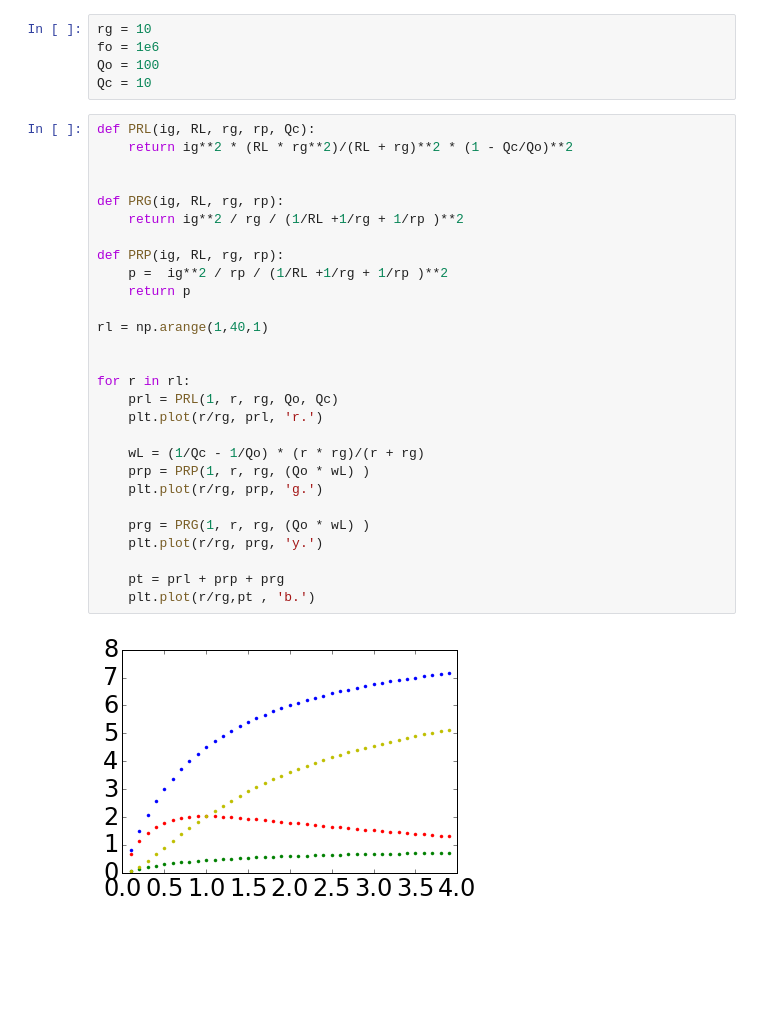
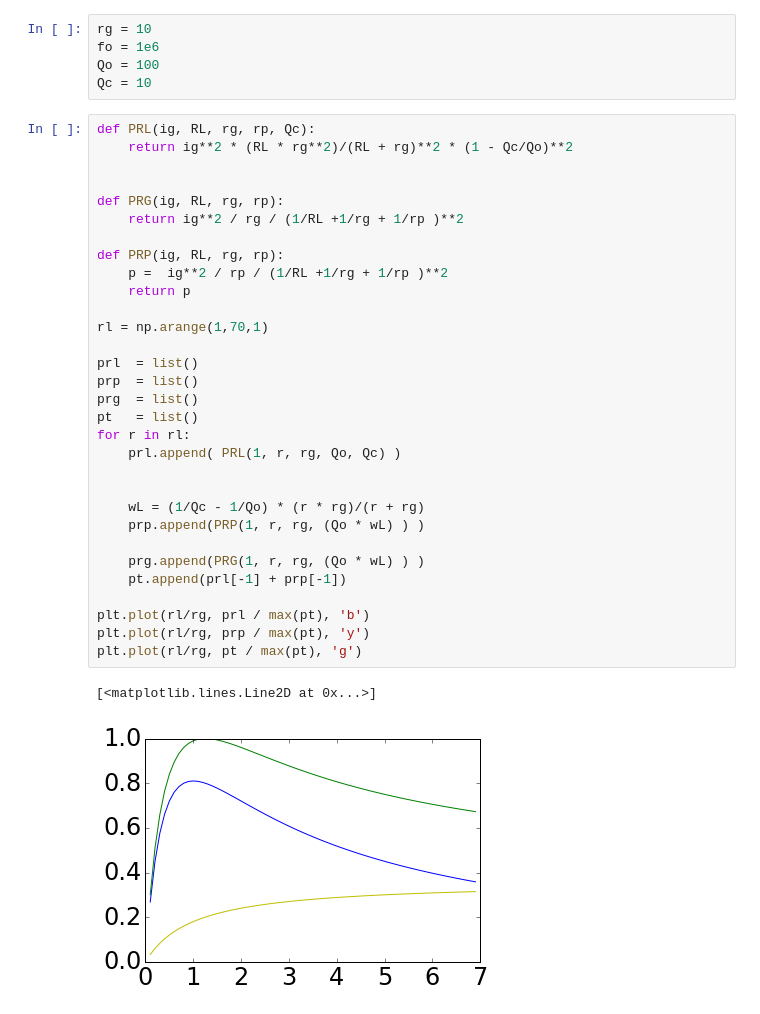
Before and after one commit to eaiii-frba-utn/2019, a Jupyter notebook: Redes_de_adaptacion/Maxima transferencia de energia a Qcte.ipynb, the cells around one changed output. Saved outputs shown, nothing was run; the diff lists cells and outputs as text; blank space fills up the shorter version.

```diff
--- a/Redes_de_adaptacion/Maxima transferencia de energia a Qcte.ipynb
+++ b/Redes_de_adaptacion/Maxima transferencia de energia a Qcte.ipynb
@@ -98,30 +102,34 @@ Qc = 10
 # %%
 def PRL(ig, RL, rg, rp, Qc):
     return ig**2 * (RL * rg**2)/(RL + rg)**2 * (1 - Qc/Qo)**2
 
 
 def PRG(ig, RL, rg, rp):
     return ig**2 / rg / (1/RL +1/rg + 1/rp )**2
 
 def PRP(ig, RL, rg, rp):
     p =  ig**2 / rp / (1/RL +1/rg + 1/rp )**2
     return p
 
-rl = np.arange(1,40,1)
+rl = np.arange(1,70,1)
+
+prl  = list()
+prp  = list()
+prg  = list()
+pt   = list()
+for r in rl:
+    prl.append( PRL(1, r, rg, Qo, Qc) )
 
 
-for r in rl:
-    prl = PRL(1, r, rg, Qo, Qc)
-    plt.plot(r/rg, prl, 'r.')
+    wL = (1/Qc - 1/Qo) * (r * rg)/(r + rg)
+    prp.append(PRP(1, r, rg, (Qo * wL) ) )
 
-    wL = (1/Qc - 1/Qo) * (r * rg)/(r + rg)
-    prp = PRP(1, r, rg, (Qo * wL) )
-    plt.plot(r/rg, prp, 'g.')
+    prg.append(PRG(1, r, rg, (Qo * wL) ) )
+    pt.append(prl[-1] + prp[-1])
 
-    prg = PRG(1, r, rg, (Qo * wL) )
-    plt.plot(r/rg, prg, 'y.')
-
-    pt = prl + prp + prg
-    plt.plot(r/rg,pt , 'b.')
+plt.plot(rl/rg, prl / max(pt), 'b')
+plt.plot(rl/rg, prp / max(pt), 'y')
+plt.plot(rl/rg, pt / max(pt), 'g')
 # %% [output]
+[<matplotlib.lines.Line2D at 0x...>]
-[figure, old version]
+[figure, new version]
```
Also changed, not shown: parts of 2 cells of this notebook, 3 other files.
